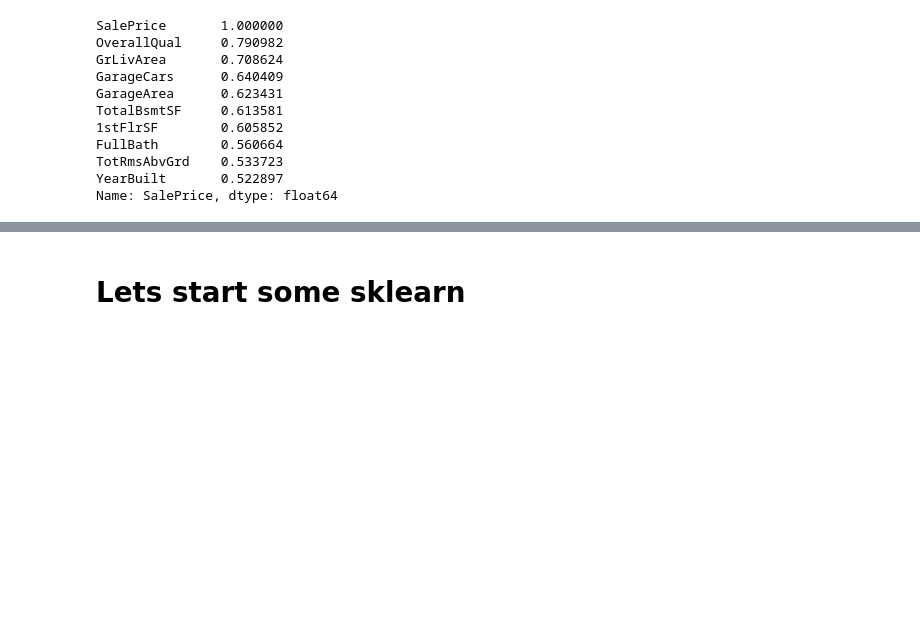
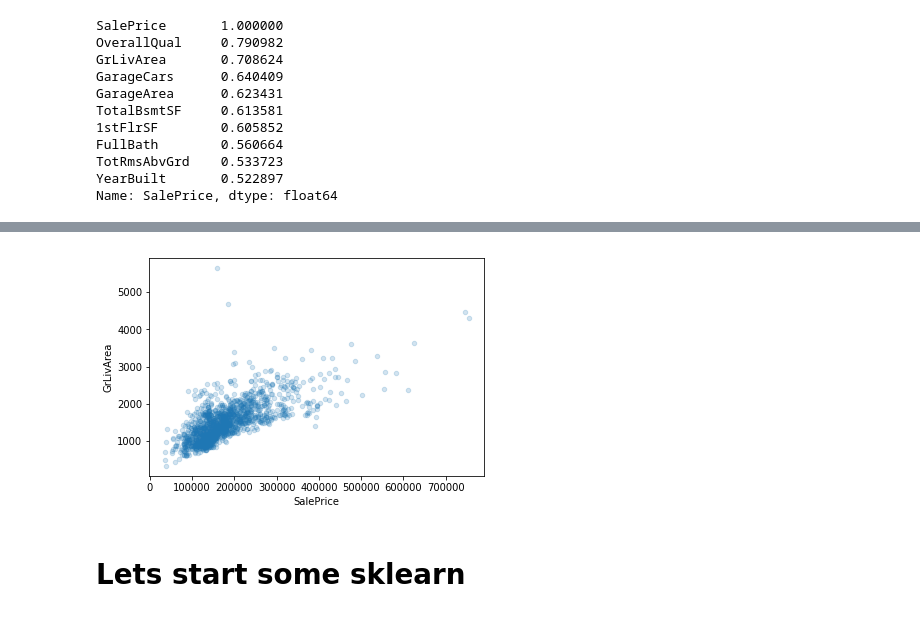
Before and after one commit to afcarl/kaggle-house-prices, a Jupyter notebook: Robin kaggle house price.ipynb, the cells around one changed output, grey strips where cells are left out. Cells and saved outputs as stored; diff of their text form; code cells hidden in the pictures; blank space fills up the shorter version.

```diff
--- a/Robin kaggle house price.ipynb
+++ b/Robin kaggle house price.ipynb
@@ -74,3 +69,8 @@ Text(0.5,1,'SalePrice : None')
+# %%
+housing.plot(kind="scatter", x="SalePrice", y="GrLivArea", alpha=0.2)
+plt.show()
+# %% [output]
+[figure, added]
 # %% [markdown]
 # Lets start some sklearn
 # %%
```
Also changed, not shown: parts of 6 cells of this notebook.
